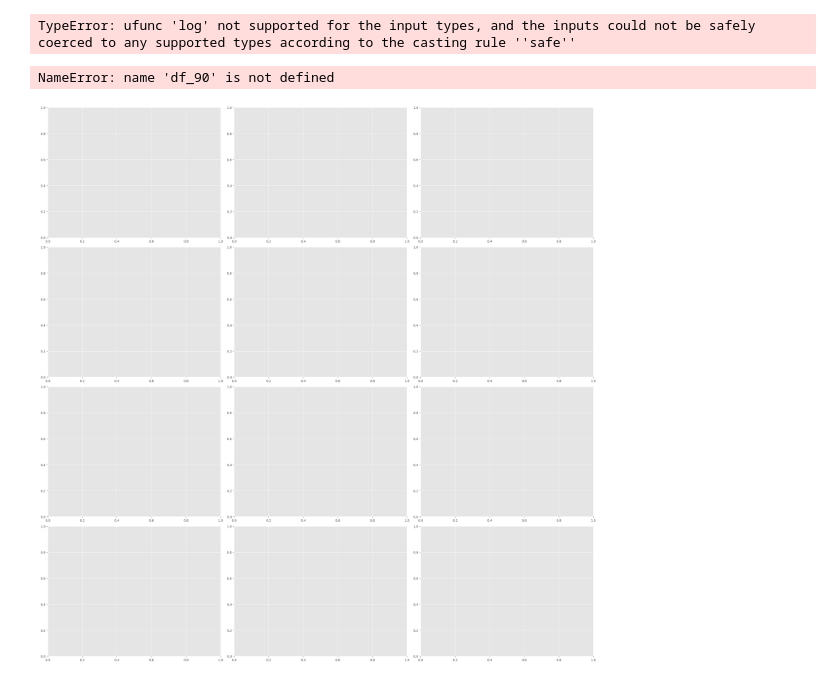
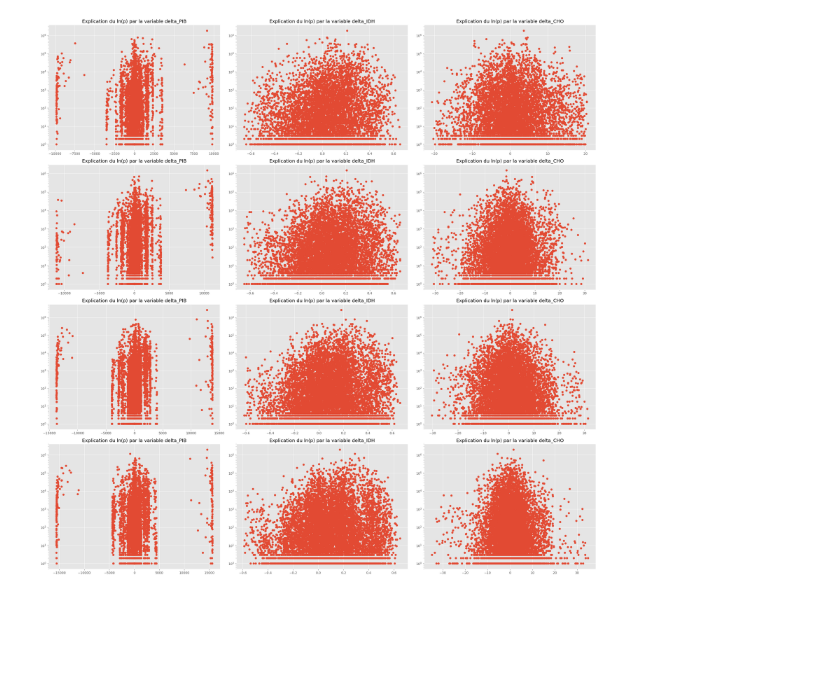
Before and after one commit to yassprogramme/Stat-App, a Jupyter notebook: codes/regression.ipynb, the cells around one changed output. Saved outputs shown, nothing was run; the diff lists cells and outputs as text; code cells hidden in the pictures; blank space fills up the shorter version.

```diff
--- a/codes/regression.ipynb
+++ b/codes/regression.ipynb
@@ -69,7 +69,7 @@ def create_df(df_entree, period):
         CHO_temp=CHO_05.copy()
     codes = list(df_entree.columns[1:])
     n = len(codes)
-    dico_entre = {'ln_move': [], 'pays_depart' : [], 'pays_arrivee' : [], 'delta_PIB' : [], 'delta_IDH' : [], 'delta_CHO' : []}
+    dico_entre = {'ln_move': [], 'move': [], 'pays_depart' : [], 'pays_arrivee' : [], 'delta_PIB' : [], 'delta_IDH' : [], 'delta_CHO' : []}
     for i in tqdm(range(n)):  #nb de pays
         pays_depart = codes[i]  #ISO-CODE
         for j in range(1,n+1):
@@ -85,6 +85,7 @@ def create_df(df_entree, period):
                 #On fait la régression si on dispose des données
                 if len(PIB_depart)!=0 and len(PIB_arrivee)!=0 and len(IDH_depart)!=0 and len(IDH_arrivee)!=0 and len(CHO_depart)!=0 and len(CHO_arrivee)!=0:
                     dico_entre['ln_move'].append(np.log(moves))
+                    dico_entre['move'].append(moves)
                     dico_entre['pays_depart'].append(pays_depart)
                     dico_entre['pays_arrivee'].append(pays_arrivee)
                     dico_entre['delta_PIB'].append((float(PIB_arrivee[0]) - float(PIB_depart[0]))*10**(-9)) #diff en milliards de dollars
@@ -116,24 +117,22 @@ results90 = model90.fit()
 results95 = model95.fit()
 results00 = model00.fit()
 results05 = model05.fit()
-# %% [output]
-TypeError: ufunc 'log' not supported for the input types, and the inputs could not be safely coerced to any supported types according to the casting rule ''safe''
 # %%
 fig, axs = plt.subplots(ncols=3, nrows=4, figsize=(24, 24),
                         layout="constrained")
 for row, df in enumerate([df_90, df_95, df_00, df_05]):
     for col, column in enumerate(['delta_PIB', 'delta_IDH', 'delta_CHO']):
         ax = axs[row, col]
-        ax.scatter(df[column], df['ln_move']) #, scale = 'log')
+        ax.scatter(df[column], df['move'])
+        ax.set_yscale('log')
         #ax.xaxis(f'{column}')
         #ax.yaxis('ln_move')
         ax.set_title(f'Explication du ln(p) par la variable {column}')
 
 plt.tight_layout()
 plt.show()
 # %% [output]
-NameError: name 'df_90' is not defined
-[figure, old version]
+[figure, new version]
 # %%
 for res in [results90, results95, results00, results05]:
     print(res.summary())
```
